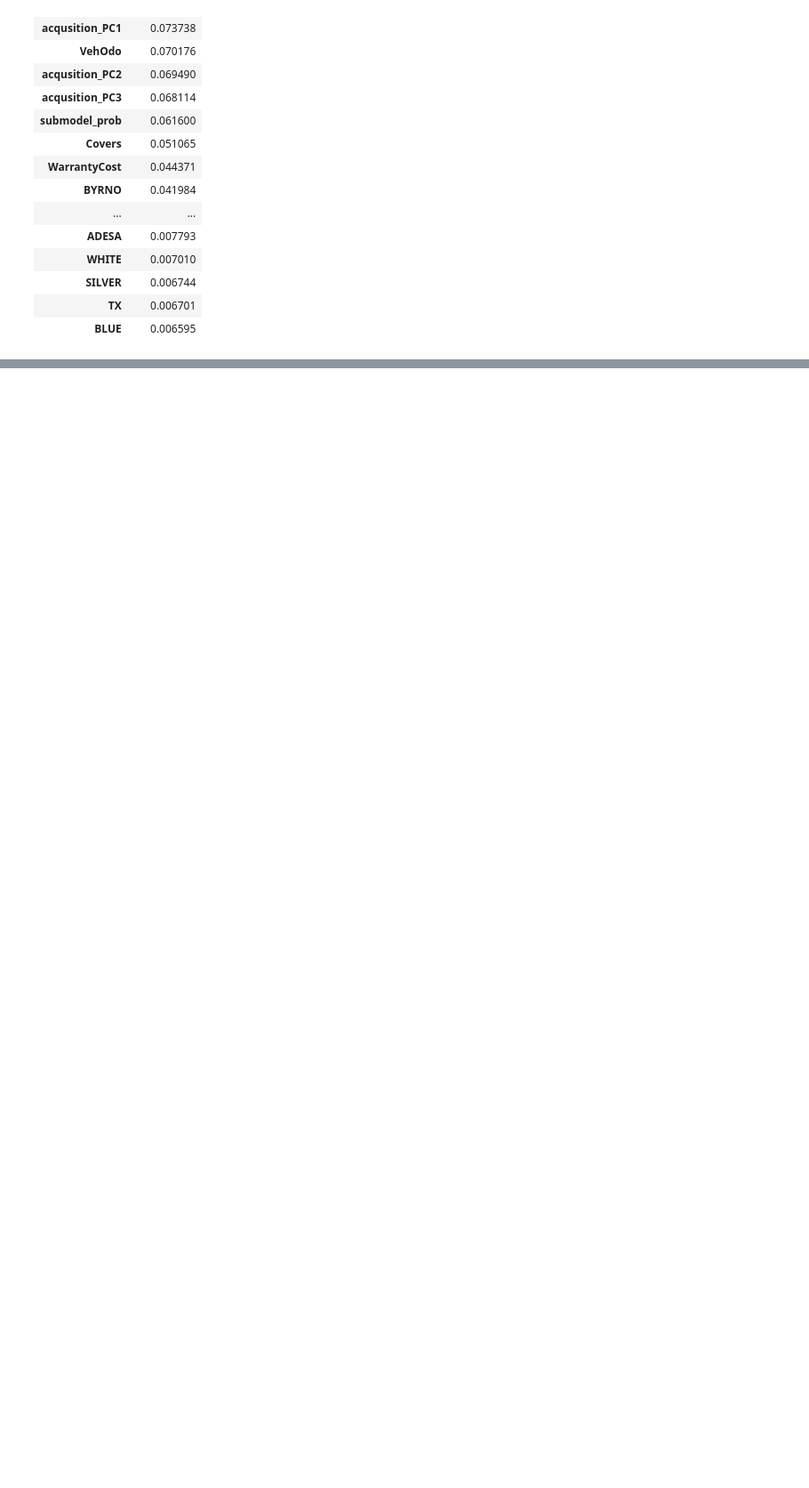
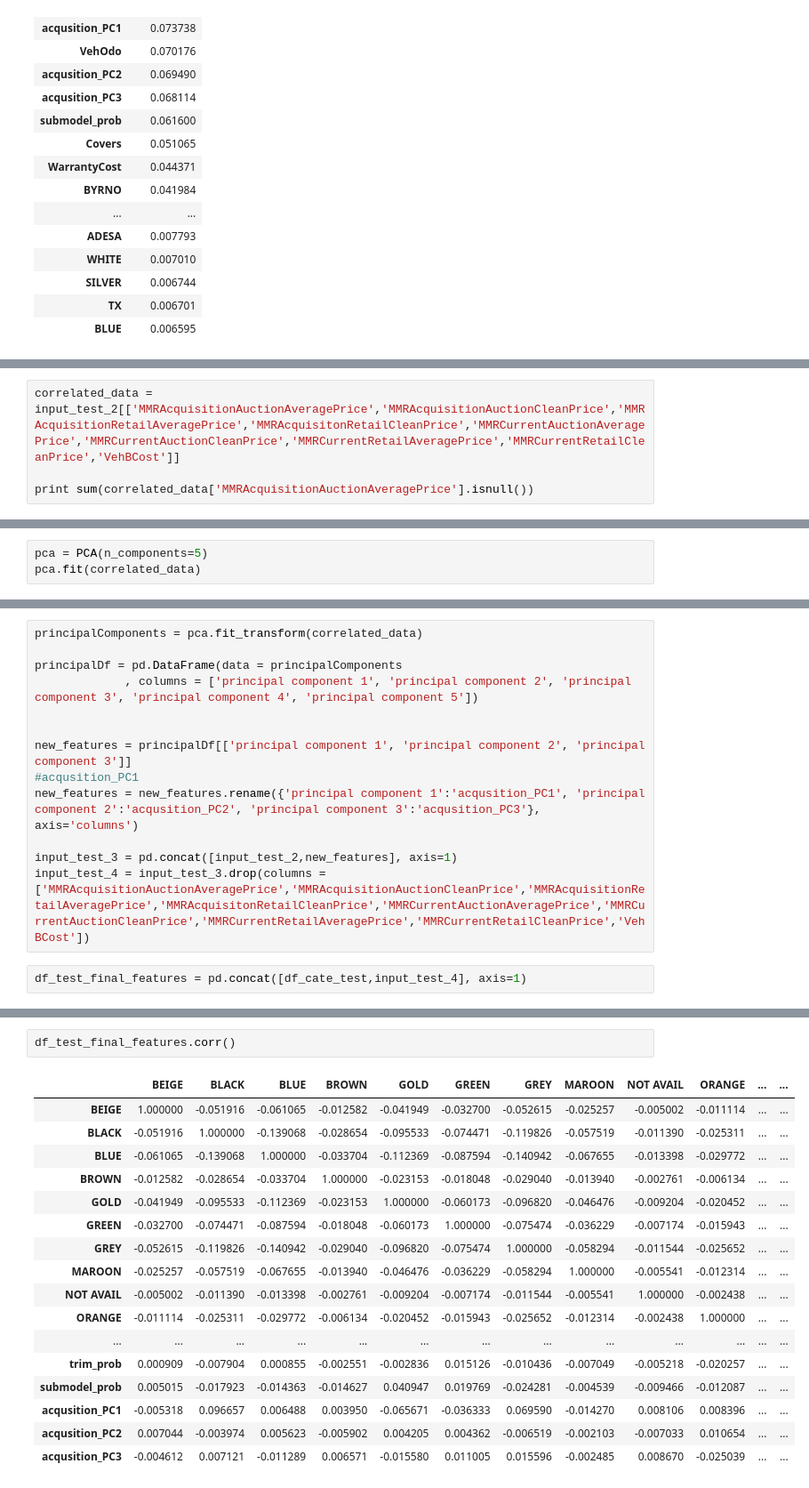
Before and after one commit to sukwkim/dont_get_kicked, a Jupyter notebook: Don't Get Kicked.ipynb, the cells around one changed output, grey strips where cells are left out. Shown at 89% size. Saved outputs shown, nothing was run; the diff lists cells and outputs as text; blank space fills up the shorter version.

```diff
--- a/Don't Get Kicked.ipynb
+++ b/Don't Get Kicked.ipynb
@@ -1376,0 +1602,4 @@ clf_1.score(X_1,Y_1)
+# %%
+correlated_data = input_test_2[['MMRAcquisitionAuctionAveragePrice','MMRAcquisitionAuctionCleanPrice','MMRAcquisitionRetailAveragePrice','MMRAcquisitonRetailCleanPrice','MMRCurrentAuctionAveragePrice','MMRCurrentAuctionCleanPrice','MMRCurrentRetailAveragePrice','MMRCurrentRetailCleanPrice','VehBCost']]
+
+print sum(correlated_data['MMRAcquisitionAuctionAveragePrice'].isnull())
@@ -1376,0 +1608,3 @@ clf_1.score(X_1,Y_1)
+# %%
+pca = PCA(n_components=5)
+pca.fit(correlated_data)
@@ -1376,0 +1614,15 @@ clf_1.score(X_1,Y_1)
+# %%
+principalComponents = pca.fit_transform(correlated_data)
+
+principalDf = pd.DataFrame(data = principalComponents
+             , columns = ['principal component 1', 'principal component 2', 'principal component 3', 'principal component 4', 'principal component 5'])
+
+
+new_features = principalDf[['principal component 1', 'principal component 2', 'principal component 3']]
+#acqusition_PC1
+new_features = new_features.rename({'principal component 1':'acqusition_PC1', 'principal component 2':'acqusition_PC2', 'principal component 3':'acqusition_PC3'}, axis='columns')
+
+input_test_3 = pd.concat([input_test_2,new_features], axis=1)
+input_test_4 = input_test_3.drop(columns = ['MMRAcquisitionAuctionAveragePrice','MMRAcquisitionAuctionCleanPrice','MMRAcquisitionRetailAveragePrice','MMRAcquisitonRetailCleanPrice','MMRCurrentAuctionAveragePrice','MMRCurrentAuctionCleanPrice','MMRCurrentRetailAveragePrice','MMRCurrentRetailCleanPrice','VehBCost'])
+# %%
+df_test_final_features = pd.concat([df_cate_test,input_test_4], axis=1)
@@ -1376,0 +1651,20 @@ clf_1.score(X_1,Y_1)
+# %%
+df_test_final_features.corr()
+# %% [output]
+|  | BEIGE | BLACK | BLUE | BROWN | GOLD | GREEN | GREY | MAROON | NOT AVAIL | ORANGE | ... | ... |
+| BEIGE | 1.000000 | -0.051916 | -0.061065 | -0.012582 | -0.041949 | -0.032700 | -0.052615 | -0.025257 | -0.005002 | -0.011114 | ... | ... |
+| BLACK | -0.051916 | 1.000000 | -0.139068 | -0.028654 | -0.095533 | -0.074471 | -0.119826 | -0.057519 | -0.011390 | -0.025311 | ... | ... |
+| BLUE | -0.061065 | -0.139068 | 1.000000 | -0.033704 | -0.112369 | -0.087594 | -0.140942 | -0.067655 | -0.013398 | -0.029772 | ... | ... |
+| BROWN | -0.012582 | -0.028654 | -0.033704 | 1.000000 | -0.023153 | -0.018048 | -0.029040 | -0.013940 | -0.002761 | -0.006134 | ... | ... |
+| GOLD | -0.041949 | -0.095533 | -0.112369 | -0.023153 | 1.000000 | -0.060173 | -0.096820 | -0.046476 | -0.009204 | -0.020452 | ... | ... |
+| GREEN | -0.032700 | -0.074471 | -0.087594 | -0.018048 | -0.060173 | 1.000000 | -0.075474 | -0.036229 | -0.007174 | -0.015943 | ... | ... |
+| GREY | -0.052615 | -0.119826 | -0.140942 | -0.029040 | -0.096820 | -0.075474 | 1.000000 | -0.058294 | -0.011544 | -0.025652 | ... | ... |
+| MAROON | -0.025257 | -0.057519 | -0.067655 | -0.013940 | -0.046476 | -0.036229 | -0.058294 | 1.000000 | -0.005541 | -0.012314 | ... | ... |
+| NOT AVAIL | -0.005002 | -0.011390 | -0.013398 | -0.002761 | -0.009204 | -0.007174 | -0.011544 | -0.005541 | 1.000000 | -0.002438 | ... | ... |
+| ORANGE | -0.011114 | -0.025311 | -0.029772 | -0.006134 | -0.020452 | -0.015943 | -0.025652 | -0.012314 | -0.002438 | 1.000000 | ... | ... |
+| ... | ... | ... | ... | ... | ... | ... | ... | ... | ... | ... | ... | ... |
+| trim_prob | 0.000909 | -0.007904 | 0.000855 | -0.002551 | -0.002836 | 0.015126 | -0.010436 | -0.007049 | -0.005218 | -0.020257 | ... | ... |
+| submodel_prob | 0.005015 | -0.017923 | -0.014363 | -0.014627 | 0.040947 | 0.019769 | -0.024281 | -0.004539 | -0.009466 | -0.012087 | ... | ... |
+| acqusition_PC1 | -0.005318 | 0.096657 | 0.006488 | 0.003950 | -0.065671 | -0.036333 | 0.069590 | -0.014270 | 0.008106 | 0.008396 | ... | ... |
+| acqusition_PC2 | 0.007044 | -0.003974 | 0.005623 | -0.005902 | 0.004205 | 0.004362 | -0.006519 | -0.002103 | -0.007033 | 0.010654 | ... | ... |
+| acqusition_PC3 | -0.004612 | 0.007121 | -0.011289 | 0.006571 | -0.015580 | 0.011005 | 0.015596 | -0.002485 | 0.008670 | -0.025039 | ... | ... |
```
Also changed, not shown: parts of 97 cells of this notebook, 1 other file.
